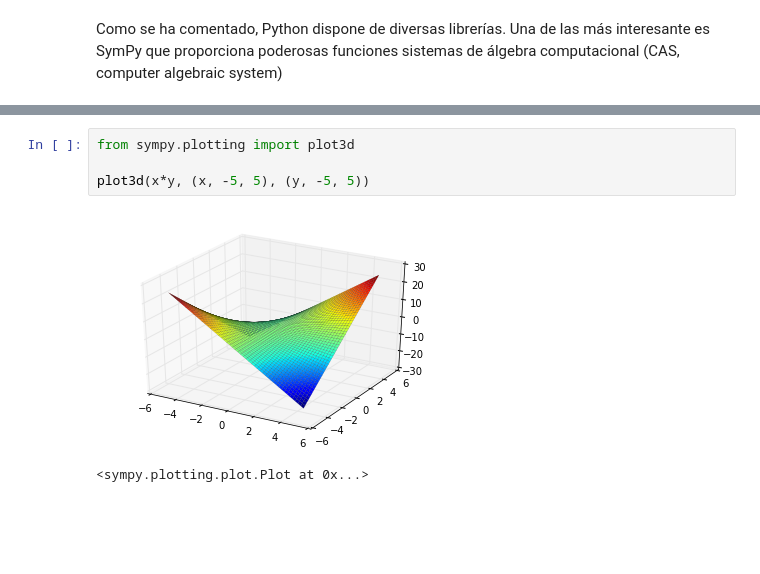
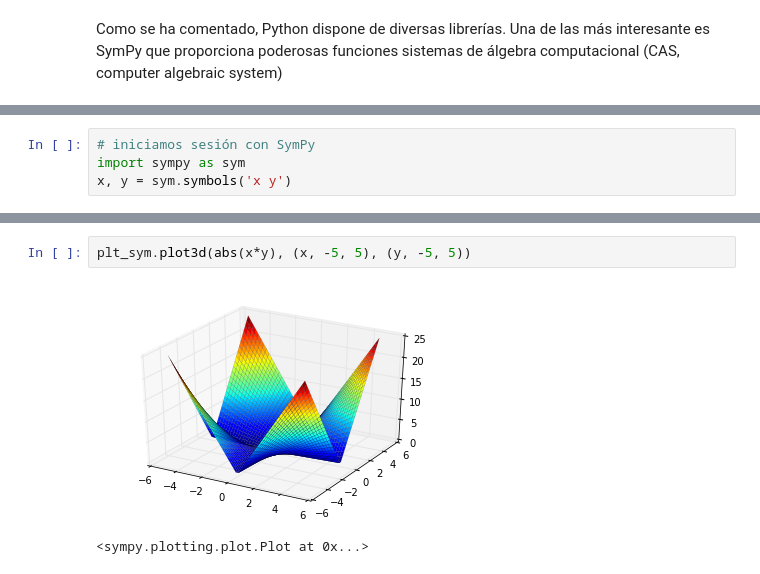
Before and after one commit to franktoffel/origin, a Jupyter notebook: originlab-python.ipynb, the cells around one changed output, grey strips where cells are left out. Cells and saved outputs as stored; diff of their text form; blank space fills up the shorter version.

```diff
--- a/originlab-python.ipynb
+++ b/originlab-python.ipynb
@@ -528 +525,5 @@ WARNING: Hook shutdown_hook is deprecated. Use the atexit module instead.
+# %%
+# iniciamos sesión con SymPy
+import sympy as sym
+x, y = sym.symbols('x y')
 # %%
@@ -536,10 +537,8 @@ plot(x**2, (x, -5, 5))
 [figure]
 <sympy.plotting.plot.Plot at 0x...>
 # %%
-from sympy.plotting import plot3d
-
-plot3d(x*y, (x, -5, 5), (y, -5, 5))
+plt_sym.plot3d(abs(x*y), (x, -5, 5), (y, -5, 5))
 # %% [output]
-[figure, old version]
+[figure, new version]
 <sympy.plotting.plot.Plot at 0x...>
 # %%
```
Also changed, not shown: parts of 12 cells of this notebook.
